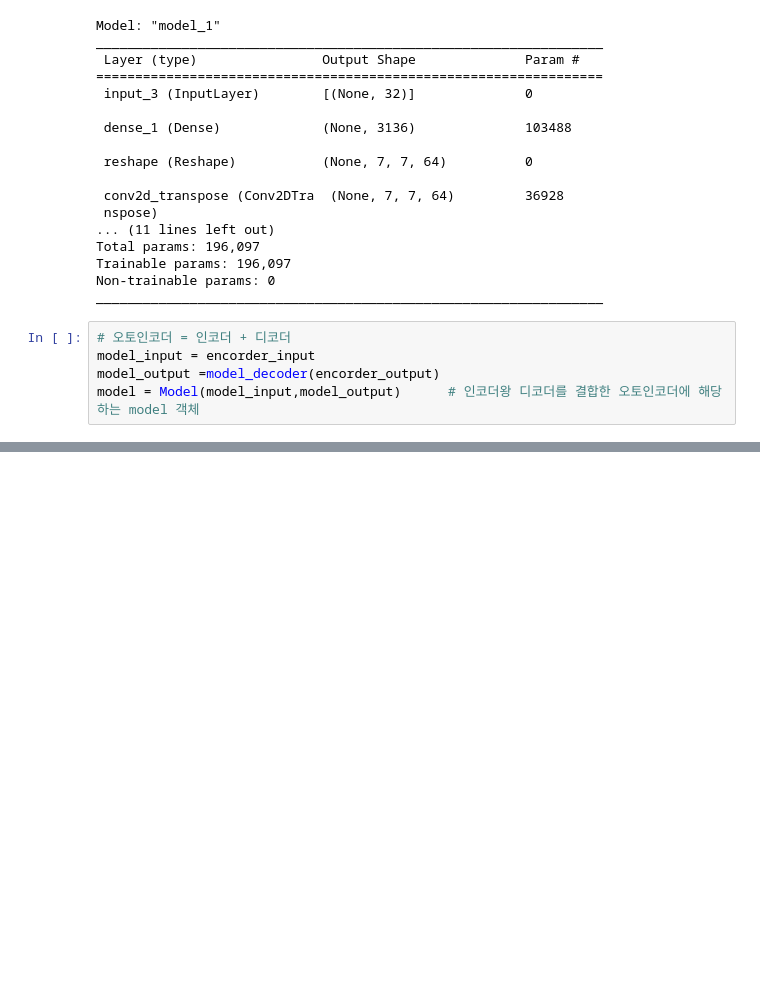
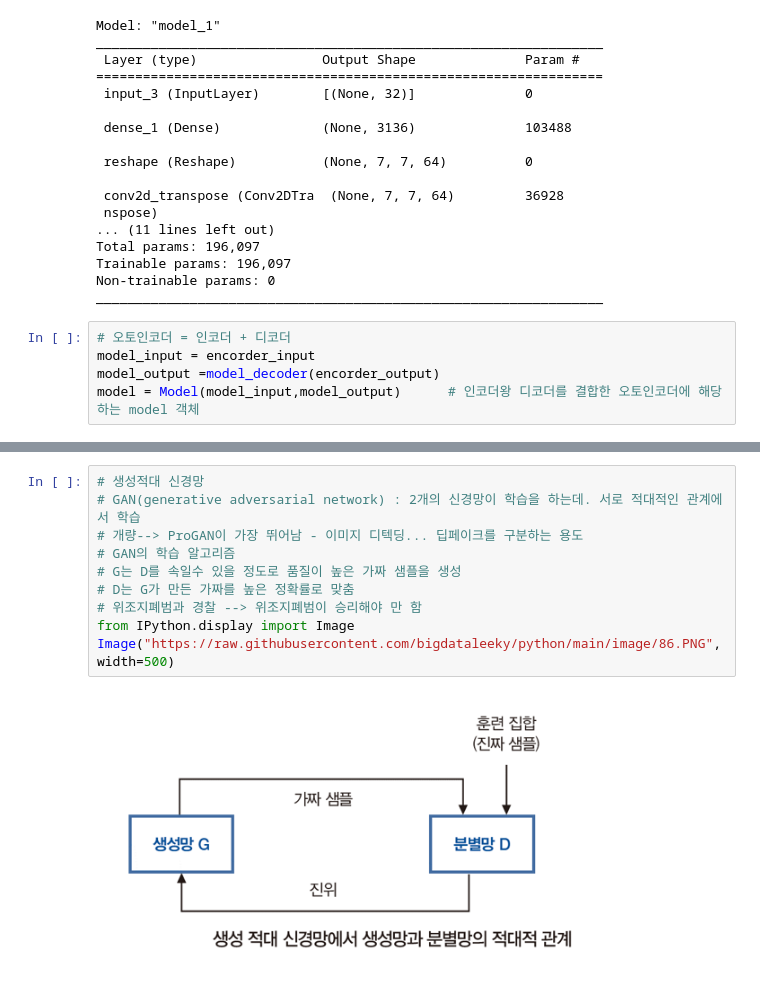
Before and after one commit to bigdataleeky/python, a Jupyter notebook: 20220506/생성모델2.ipynb, the cells around one changed output, grey strips where cells are left out. Cells and saved outputs as stored; diff of their text form; blank space fills up the shorter version.

```diff
--- a/20220506/생성모델2.ipynb
+++ b/20220506/생성모델2.ipynb
@@ -318,0 +359,12 @@ model = Model(model_input,model_output)      # 인코더왕 디코더를 결합
+# %%
+# 생성적대 신경망
+# GAN(generative adversarial network) : 2개의 신경망이 학습을 하는데. 서로 적대적인 관계에서 학습
+# 개량--> ProGAN이 가장 뛰어남 - 이미지 디텍딩... 딥페이크를 구분하는 용도
+# GAN의 학습 알고리즘
+# G는 D를 속일수 있을 정도로 품질이 높은 가짜 샘플을 생성
+# D는 G가 만든 가짜를 높은 정확률로 맞춤
+# 위조지폐범과 경찰 --> 위조지폐범이 승리해야 만 함
+from IPython.display import Image
+Image("https://raw.githubusercontent.com/bigdataleeky/python/main/image/86.PNG", width=500)
+# %% [output]
+[figure, added]
```
Also changed, not shown: parts of 33 cells of this notebook.
